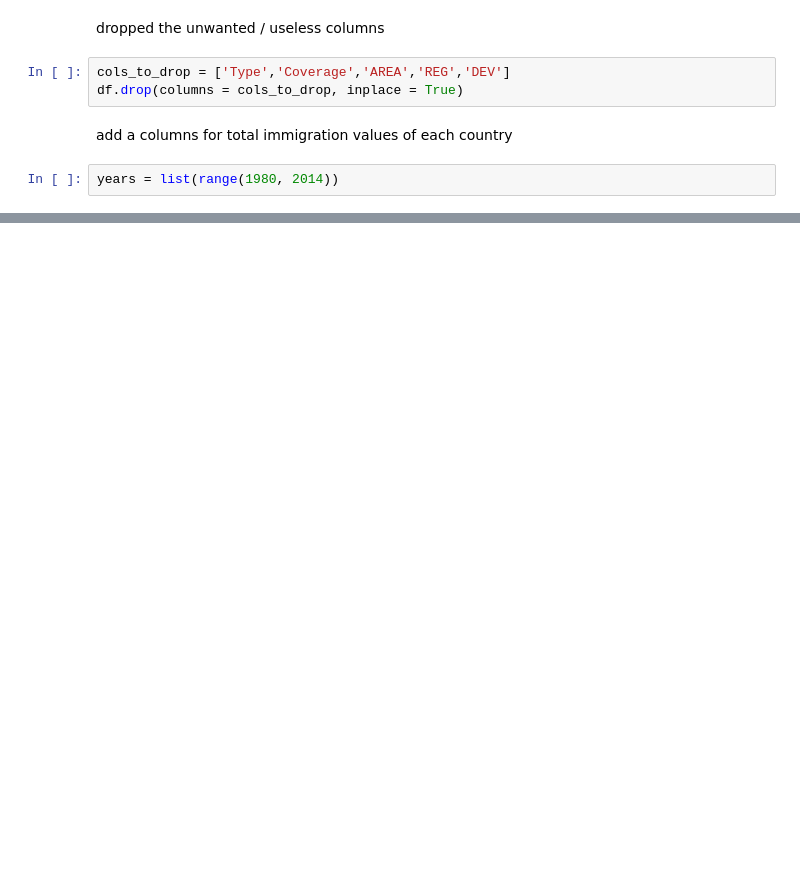
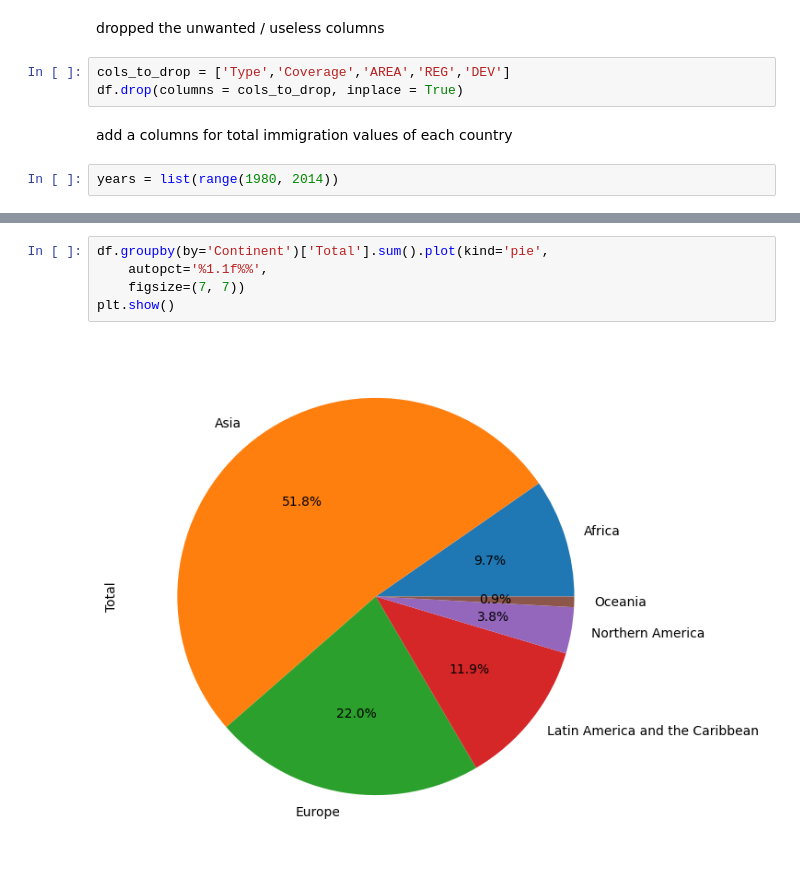
Before and after one commit to vikashchauhan19/vikashchauhan, a Jupyter notebook: data_analysis/analysis_part5.ipynb, the cells around one changed output, grey strips where cells are left out. Cells and saved outputs as stored; diff of their text form; blank space fills up the shorter version.

```diff
--- a/data_analysis/analysis_part5.ipynb
+++ b/data_analysis/analysis_part5.ipynb
@@ -43,0 +125,7 @@ df.rename(mapper={
+# %%
+df.groupby(by='Continent')['Total'].sum().plot(kind='pie',
+    autopct='%1.1f%%',
+    figsize=(7, 7))
+plt.show()
+# %% [output]
+[figure, added]
```
Also changed, not shown: parts of 11 cells of this notebook, 24 other files.
